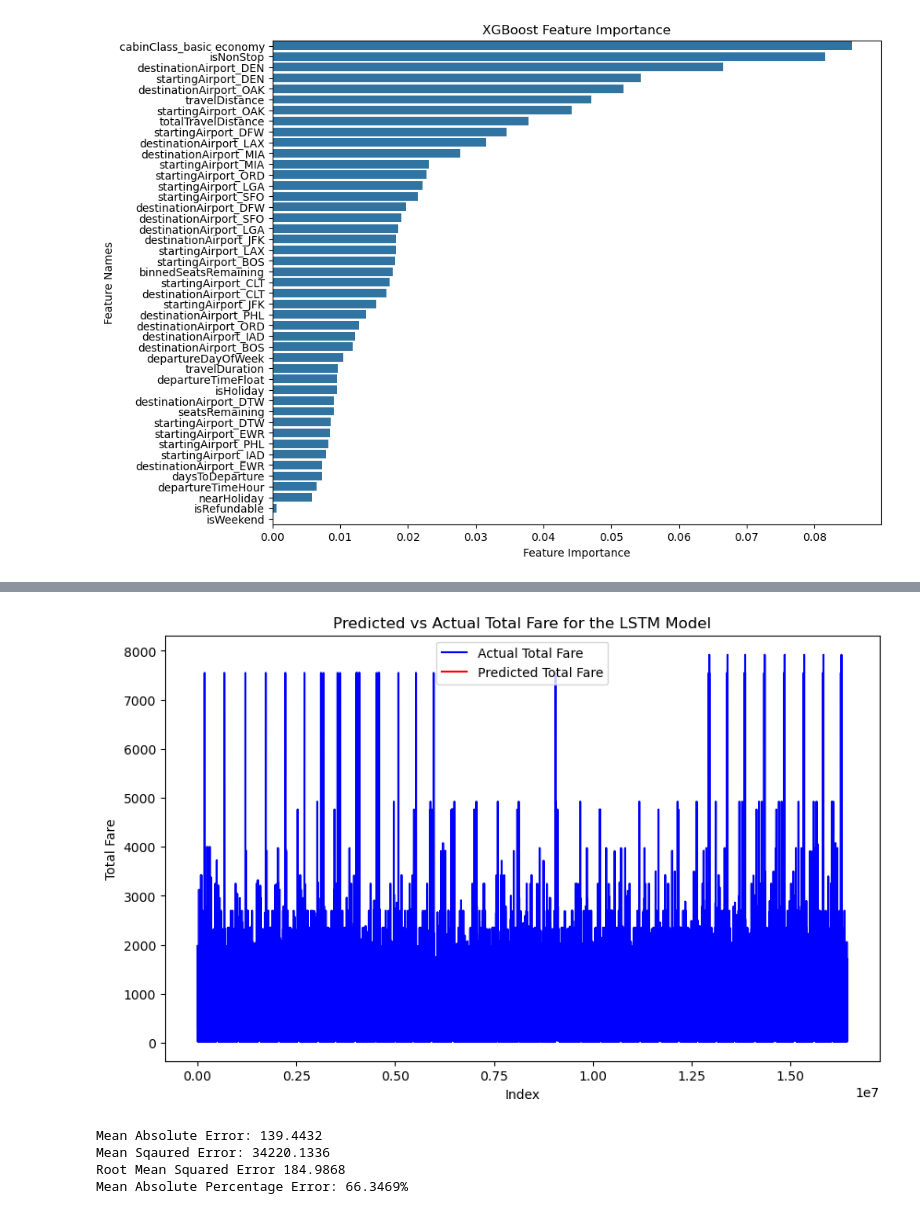
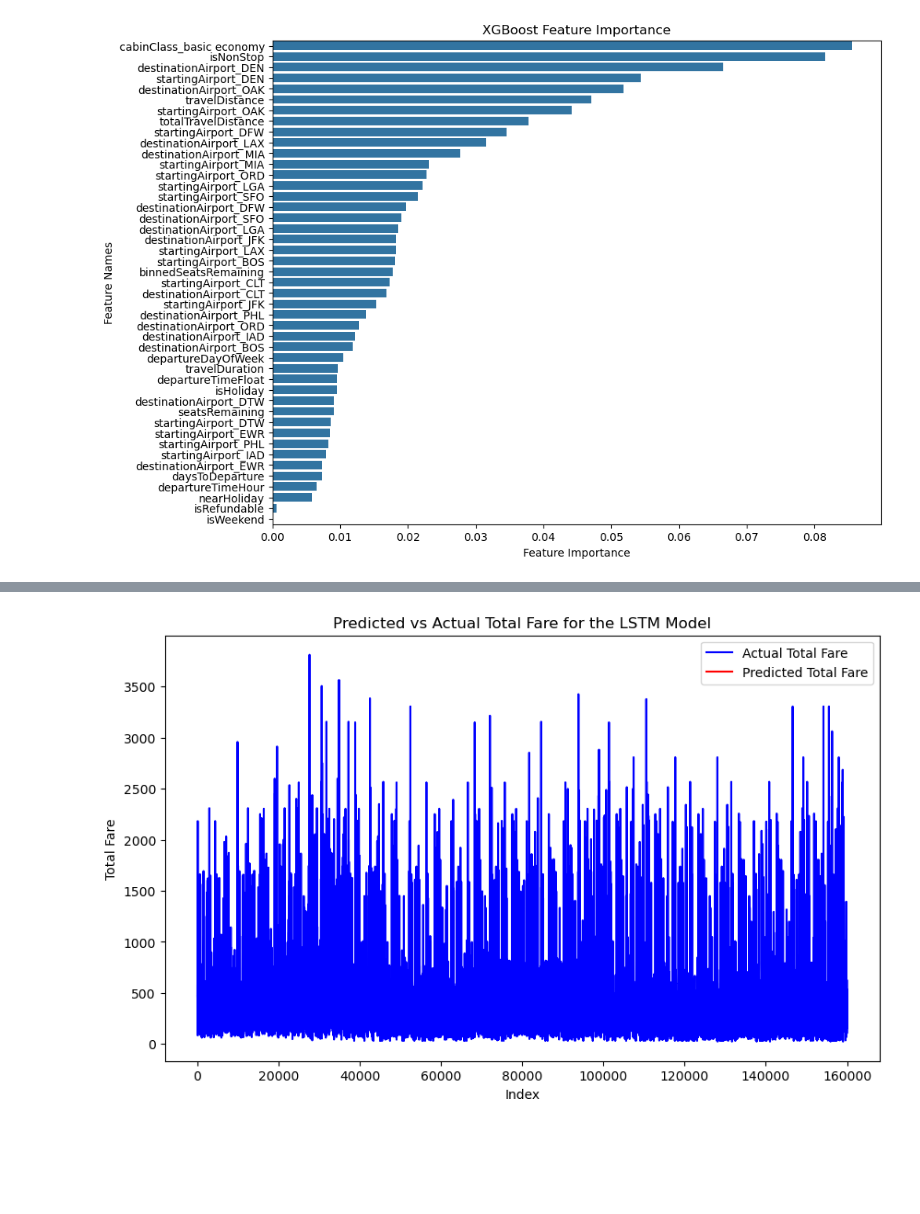
Before and after one commit to bhstoller/AirFareCast, a Jupyter notebook: Models DF, RF.ipynb, the cells around one changed output, grey strips where cells are left out. Cells and saved outputs as stored; diff of their text form; code cells hidden in the pictures; blank space fills up the shorter version.

```diff
--- a/Models DF, RF.ipynb
+++ b/Models DF, RF.ipynb
@@ -637,0 +609,3 @@ y_test_inv = y_test_inv[:, 0]
+# %%
+# Call the apply_feature_engineering function from feature_engineering to get the data ready for ML Modeling
+df_sample1 = apply_feature_engineering(df_sample1)
@@ -637,0 +674,24 @@ y_test_inv = y_test_inv[:, 0]
+# %%
+# Model
+tf.keras.backend.clear_session()
+
+# Model architecture
+model = Sequential([
+    # LSTM layer with return sequences True for stacked LSTM
+    LSTM(50, activation='relu', return_sequences=True,
+         input_shape=(X_train_seq.shape[1], X_train_seq.shape[2])),
+    Dropout(0.2),  # To prevent overfitting
+
+    # Second LSTM layer
+    LSTM(50, activation='relu'),
+    Dropout(0.2),
+
+    # Output layer for regression
+    Dense(1)
+])
+
+# Adam optimizer and mse loss
+model.compile(optimizer='adam', loss='mse')
+
+# Model summary
+model.summary()
@@ -638,12 +782,16 @@ y_test_inv = y_test_inv[:, 0]
 # %%
-#Plot the predicted vs actual values
-import matplotlib.pyplot as plt
+# Predictions
+y_pred_scaled = model.predict(X_test)
+y_pred = scaler_y.inverse_transform(y_pred_scaled)  # Converting back to original scale
+y_test_inv = scaler_y.inverse_transform(y_test)  # y_test back to original scale
+
+# Results
 plt.figure(figsize=(10, 6))
-plt.plot(y_test_inv, label='Actual Total Fare', color='blue')
-plt.plot(y_pred_inv, label='Predicted Total Fare', color='red')
-plt.title('Predicted vs Actual Total Fare for the LSTM Model')
-plt.xlabel('Index')
-plt.ylabel('Total Fare')
+plt.plot(y_test_inv, label="Actual Total Fare", color="blue")
+plt.plot(y_pred, label="Predicted Total Fare", color="red")
+plt.title("Predicted vs Actual Total Fare for the LSTM Model")
+plt.xlabel("Index")
+plt.ylabel("Total Fare")
 plt.legend()
 plt.show()
 # %% [output]
@@ -650,22 +799 @@ plt.show()
-[figure, old version]
+[figure, new version]
-# %%
-# Handle NaN values in predictions
-y_pred_inv = np.nan_to_num(y_pred_inv, nan=np.nanmean(y_test_inv))
-
-# Calculate the error metrics
-mae = mean_absolute_error(y_test_inv, y_pred_inv)
-mse = mean_squared_error(y_test_inv, y_pred_inv)
-rmse = np.sqrt(mse)
-mape = mean_absolute_percentage_error(y_test_inv, y_pred_inv)
-r2 = r2_score(y_test_inv, y_pred_inv)
-
-# Print the error metrics using four decimal places
-print(f"Mean Absolute Error: {mae:.4f}")
-print(f"Mean Sqaured Error: {mse:.4f}")
-print(f"Root Mean Squared Error {rmse:0.4f}")
-print(f"Mean Absolute Percentage Error: {mape:.4%}")
-# %% [output]
-Mean Absolute Error: 139.4432
-Mean Sqaured Error: 34220.1336
-Root Mean Squared Error 184.9868
-Mean Absolute Percentage Error: 66.3469%
```
Also changed, not shown: parts of 33 cells of this notebook, 1 other file.
